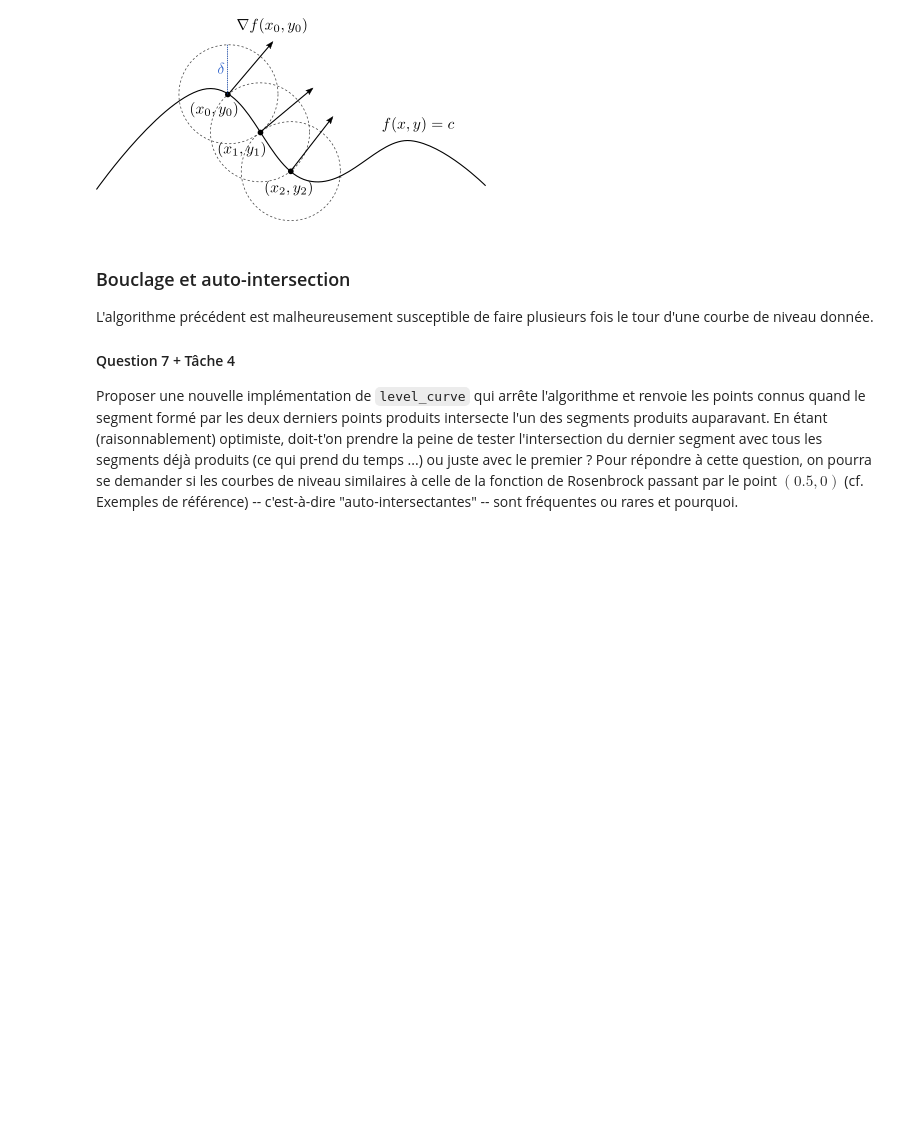
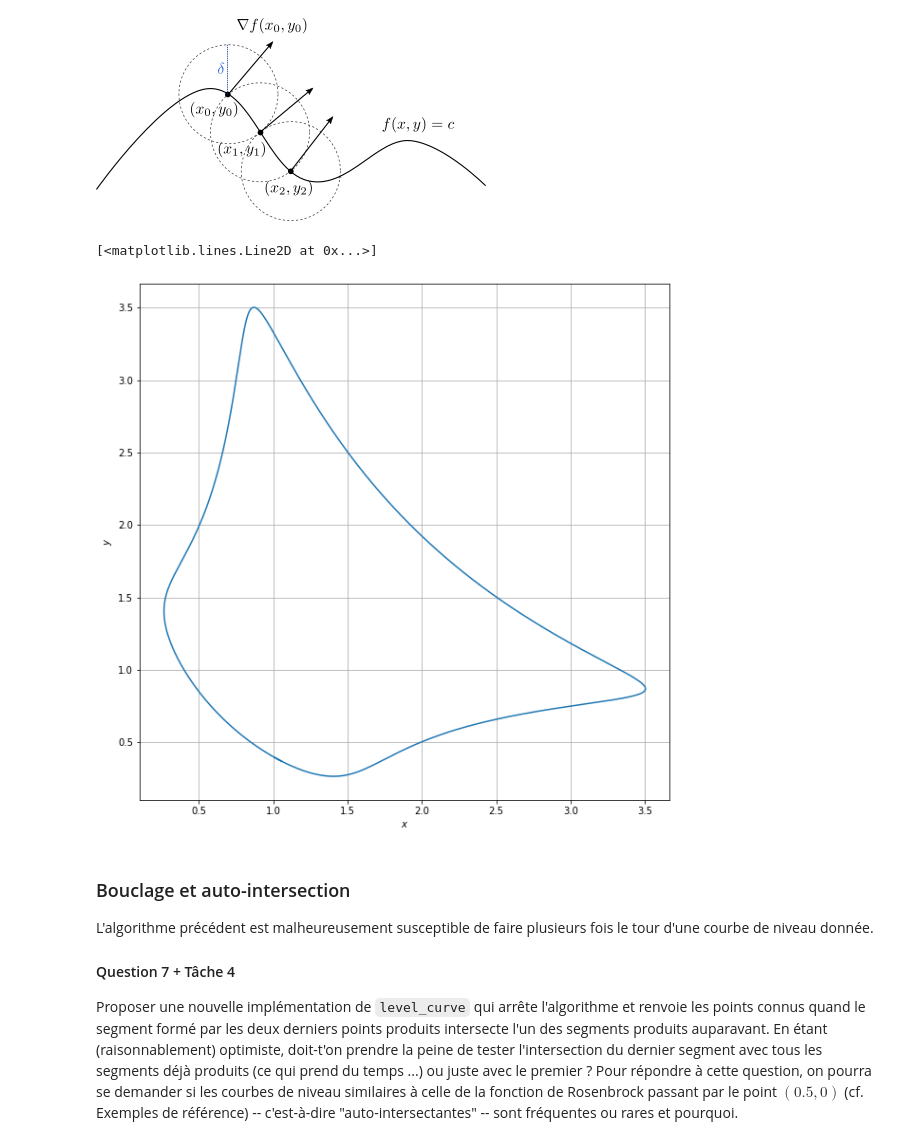
Before and after one commit to MariusAlonso/Projet-calcul-differentiel, a Jupyter notebook: Reponse.ipynb, the cells around one changed output. Drawn from its saved outputs; the diff is of its cells as text; code cells hidden in the pictures; blank space fills up the shorter version.

```diff
--- a/Reponse.ipynb
+++ b/Reponse.ipynb
@@ -286,7 +285,9 @@ def Newton(F, x0, y0, eps=eps, N=N):
             D = np.linalg.inv(JFxy).dot(np.array(F(x0,y0)))
             x = x0 - D[0]
             y = y0 - D[1]
-        if np.sqrt((x - x0)**2 + (y - y0)**2) <= eps:
+        else :
+            raise ValueError("Non regular jacobian")
+        if np.sqrt((x - x0)**2 + (y - y0)**2) <= eps**2  :
             return x, y
         x0, y0 = x, y
     else:
@@ -300,6 +301,6 @@ def F(x1,x2) :
     x1 = np.array(x1)
     x2 = np.array(x2)
     y1 = f1(x1,x2) - 0.8
-    y2 = x2 - x1
+    y2 = x2 - x1 + 0.1
     return np.array([y1,y2])
 # %%
@@ -313,9 +314,35 @@ Newton(F,0.8,0.8,0.000000001,100)
 Comment, en partant d'un point de référence $(x_0, y_0)$ tel que $f(x_0, y_0)=c$, peut-on générer avec la méthode de Newton un point $(x_1, y_1)$ également tel que $f(x_1, y_1) = c$, mais à une distance $\delta > 0$ de $(x_0, y_0)$ et qui soit "à droite" quand on est en $(x_0, y_0)$ et qu'on regarde dans la direction de $\nabla f(x_0, y_0)$ ? Implémenter la fonction `level_curve` qui répète ce procédé $N-1$ fois et renvoie un tableau NumPy de taille `(2, N)` contenant les coordonnées des points correspondants, puis valider graphiquement le résultat au moyen des exemples de référence.
 # %% [markdown]
 ![g%C3%A9n%C3%A9ration-points.png](attachment:g%C3%A9n%C3%A9ration-points.png)
-# %%
-def level_curve(f, x0, y0, delta=0.1, N=1000, eps=eps):
-   ...
+# %%
+def level_curve(f, x0, y0, delta=0.1, N=1000, eps=eps):
+    c = f(x0,y0)
+    t = np.zeros(shape = (2,N),dtype="float64")
+
+    for n in range(N) :
+        g = grad(f)(x0,y0)
+        ng = np.linalg.norm(g)
+        u = delta*np.array([[0,1],[-1,0]]).dot(g)/ng
+
+        def F(x,y) :
+            x = np.array(x)
+            y = np.array(y)
+            z1 = f(x,y) - c
+            z2 = np.square(x-x0) + np.square(y-y0) - delta**2
+            return np.array([z1,z2])
+
+        x0 , y0 = Newton(F,x0+u[0],y0+u[1])
+        t[:,n] = [x0,y0]
+    return t
+# %%
+T = level_curve(f3,1.,0.4,N=1000,delta=0.01)
+plt.grid(True)
+plt.xlabel("$x$")
+plt.ylabel("$y$")
+plt.plot(T[0],T[1])
+# %% [output]
+[<matplotlib.lines.Line2D at 0x...>]
+[figure, added]
 # %% [markdown]
 ### Bouclage et auto-intersection
 
```
Also changed, not shown: parts of 7 cells of this notebook.
